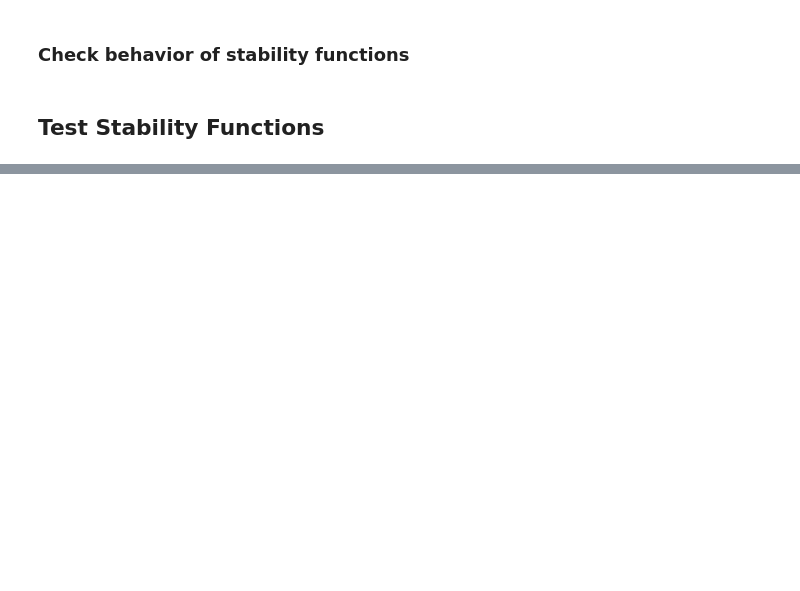
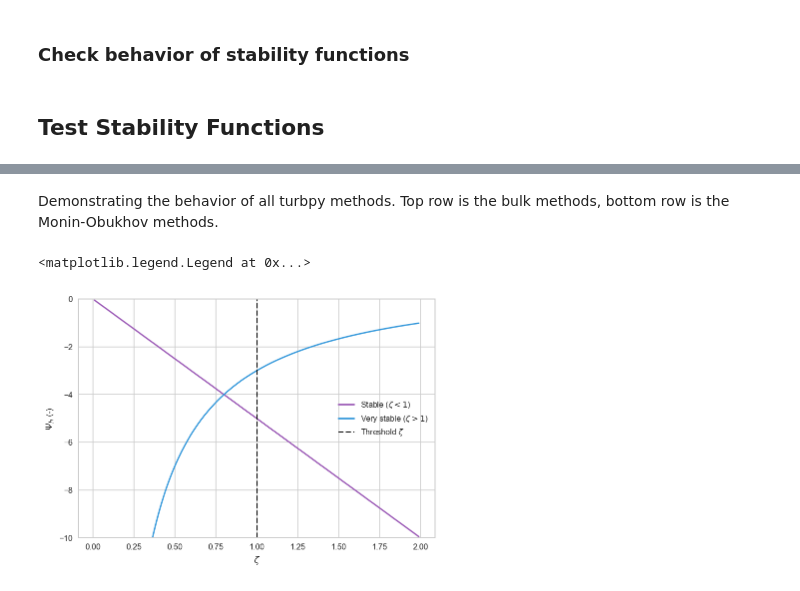
Before and after one commit to klapo/turbpy, a Jupyter notebook: TF.turbpyDemonstration.ipynb, the cells around one changed output, grey strips where cells are left out. Saved outputs shown, nothing was run; the diff lists cells and outputs as text; code cells hidden in the pictures; blank space fills up the shorter version.

```diff
--- a/TF.turbpyDemonstration.ipynb
+++ b/TF.turbpyDemonstration.ipynb
@@ -51,0 +189,19 @@ dirPrint = dir_pre+'SnowHydrology/proj/TurbulenceFeedbacks/Graphics'  # Director
+# %%
+# must insert this statement to render the plots within the notebook
+# this is specific to the ipython notebook
+%matplotlib inline
+
+# Set the plot style from the seaborn library
+sns.set_style("whitegrid")
+context = 'paper'
+sns.set_context(context)
+
+# Define a default color palette (this should be fairly color blind friendly)
+flatui = ["#9b59b6", "#3498db", "#95a5a6", "#e74c3c", "#34495e", "#2ecc71"]
+sns.set_palette(sns.color_palette(flatui))
+
+# Define a line style list
+ls_list = ['-', '--', ':', '-']
+
+# This is only relevant if you have a retina screen
+%config InlineBackend.figure_format = 'retina'
@@ -173,0 +411,20 @@ surface roughness of 0.005, and varying the air temperature from 253K (Ri = -1)
+# %% [markdown]
+Demonstrating the behavior of all turbpy methods. Top row is the bulk methods, bottom row is the Monin-Obukhov methods.
+# %%
+zeta = np.arange(0.01, 2, 0.01)
+
+alpha = 5
+Psi_stable = -alpha * zeta
+Psi_very_stable = (1 - alpha + zeta) / zeta
+
+fig, ax = plt.subplots(1, 1)
+ax.plot(zeta, Psi_stable, label='Stable ($\zeta < 1$)')
+ax.plot(zeta, Psi_very_stable, label='Very stable ($\zeta > 1$)')
+ax.plot([1, 1], [-10, 0], 'k--', label='Threshold $\zeta$')
+ax.set_ylabel('$\Psi_h$ (-)')
+ax.set_xlabel('$\zeta$')
+ax.set_ylim(-10, 0)
+ax.legend()
+# %% [output]
+<matplotlib.legend.Legend at 0x...>
+[figure, added]
```
Also changed, not shown: parts of 18 cells of this notebook.
